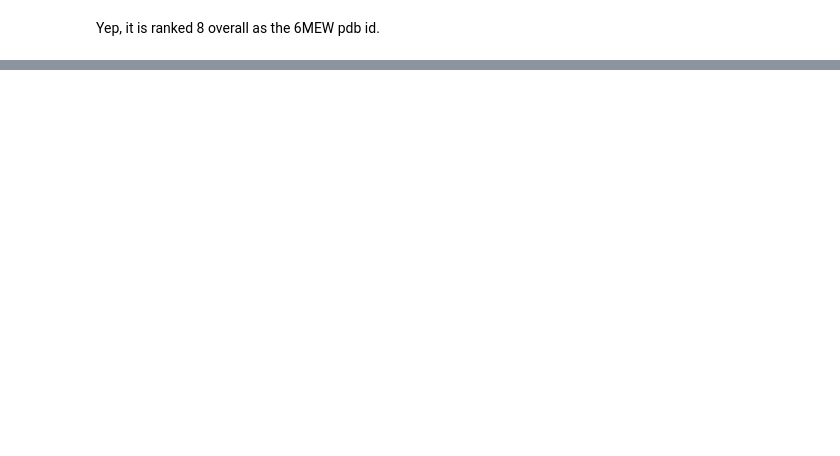
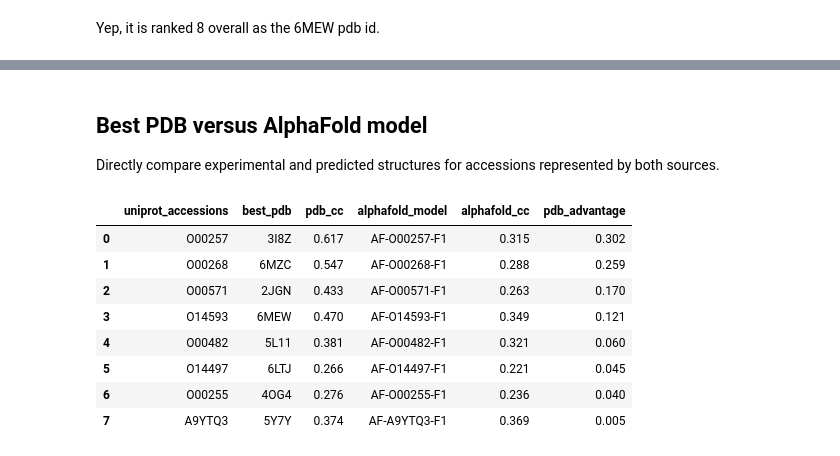
Before and after one commit to haddocking/protein-detective, a Jupyter notebook: docs/meta.ipynb, the cells around one changed output, grey strips where cells are left out. Drawn from its saved outputs; the diff is of its cells as text; code cells hidden in the pictures; blank space fills up the shorter version.

```diff
--- a/docs/meta.ipynb
+++ b/docs/meta.ipynb
@@ -139,0 +224,34 @@ Yep, it is ranked 8 overall as the 6MEW pdb id.
+# %% [markdown]
+## Best PDB versus AlphaFold model
+
+Directly compare experimental and predicted structures for accessions represented by both sources.
+# %%
+%%sql
+WITH best AS (
+    SELECT *,
+           row_number() OVER (
+               PARTITION BY uniprot_accessions, is_alphafold
+               ORDER BY cc DESC
+           ) AS source_rank
+    FROM solutions
+    WHERE rank = 1
+)
+SELECT p.uniprot_accessions,
+       p.structure_id AS best_pdb, p.cc AS pdb_cc,
+       a.structure_id AS alphafold_model, a.cc AS alphafold_cc,
+       p.cc - a.cc AS pdb_advantage
+FROM best p
+JOIN best a USING (uniprot_accessions)
+WHERE NOT p.is_alphafold AND a.is_alphafold
+  AND p.source_rank = 1 AND a.source_rank = 1
+ORDER BY abs(p.cc - a.cc) DESC;
+# %% [output]
+|  | uniprot_accessions | best_pdb | pdb_cc | alphafold_model | alphafold_cc | pdb_advantage |
+| 0 | O00257 | 3I8Z | 0.617 | AF-O00257-F1 | 0.315 | 0.302 |
+| 1 | O00268 | 6MZC | 0.547 | AF-O00268-F1 | 0.288 | 0.259 |
+| 2 | O00571 | 2JGN | 0.433 | AF-O00571-F1 | 0.263 | 0.170 |
+| 3 | O14593 | 6MEW | 0.470 | AF-O14593-F1 | 0.349 | 0.121 |
+| 4 | O00482 | 5L11 | 0.381 | AF-O00482-F1 | 0.321 | 0.060 |
+| 5 | O14497 | 6LTJ | 0.266 | AF-O14497-F1 | 0.221 | 0.045 |
+| 6 | O00255 | 4OG4 | 0.276 | AF-O00255-F1 | 0.236 | 0.040 |
+| 7 | A9YTQ3 | 5Y7Y | 0.374 | AF-A9YTQ3-F1 | 0.369 | 0.005 |
```
Also changed, not shown: parts of 8 cells of this notebook.
